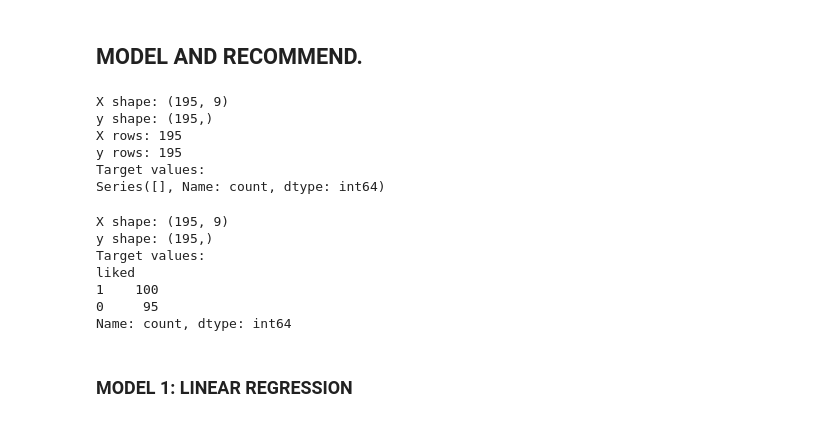
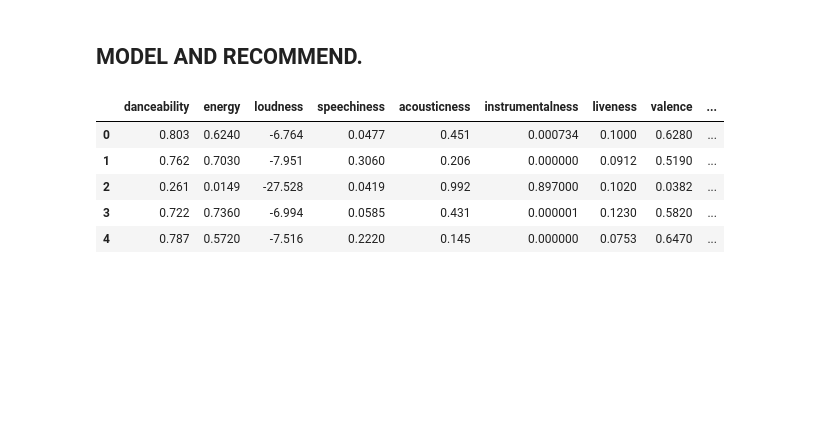
Before and after one commit to Queenmunyere/Spotify-Recommendation-system, a Jupyter notebook: Spotify-audio recommendation system.ipynb, the cells around one changed output. Drawn from its saved outputs; the diff is of its cells as text; code cells hidden in the pictures; blank space fills up the shorter version.

Commit message:
Improve the model in Jupiter notebook

```diff
--- a/Spotify-audio recommendation system.ipynb
+++ b/Spotify-audio recommendation system.ipynb
@@ -221,15 +191,0 @@ y = df['liked'].map({'Yes': 1, 'No': 0})
-# %%
-#checking the shape and sixe of X and y varaiables
-print("X shape:", X.shape)
-print("y shape:", y.shape)
-print("X rows:",len(X))
-print("y rows:",len(y))
-print("Target values:")
-print(y.value_counts())
-# %% [output]
-X shape: (195, 9)
-y shape: (195,)
-X rows: 195
-y rows: 195
-Target values:
-Series([], Name: count, dtype: int64)
@@ -238,13 +191,0 @@ y =df['liked'].astype(int)
-# %%
-print("X shape:", X.shape)
-print("y shape:", y.shape)
-print("Target values:")
-print(y.value_counts())
-# %% [output]
-X shape: (195, 9)
-y shape: (195,)
-Target values:
-liked
-1    100
-0     95
-Name: count, dtype: int64
@@ -259,2 +195,29 @@ X_train, X_test, y_train, y_test = train_test_split(
+# %%
+features = [
+    "danceability",
+    "energy",
+    "loudness",
+    "speechiness",
+    "acousticness",
+    "instrumentalness",
+    "liveness",
+    "valence",
+    "tempo",
+    "duration_ms",
+    "key",
+    "mode",
+    "time_signature"
+]
+
+X = df[features].copy()
+
+X.head()
+# %% [output]
+|  | danceability | energy | loudness | speechiness | acousticness | instrumentalness | liveness | valence | ... |
+| 0 | 0.803 | 0.6240 | -6.764 | 0.0477 | 0.451 | 0.000734 | 0.1000 | 0.6280 | ... |
+| 1 | 0.762 | 0.7030 | -7.951 | 0.3060 | 0.206 | 0.000000 | 0.0912 | 0.5190 | ... |
+| 2 | 0.261 | 0.0149 | -27.528 | 0.0419 | 0.992 | 0.897000 | 0.1020 | 0.0382 | ... |
+| 3 | 0.722 | 0.7360 | -6.994 | 0.0585 | 0.431 | 0.000001 | 0.1230 | 0.5820 | ... |
+| 4 | 0.787 | 0.5720 | -7.516 | 0.2220 | 0.145 | 0.000000 | 0.0753 | 0.6470 | ... |
 # %%
 #scaling the features using StandardScaler
@@ -265,2 +227,0 @@ X_test_scaled = scaler.transform(X_test)
-# %% [markdown]
-### MODEL 1: LINEAR REGRESSION
```
Also changed, not shown: parts of 37 cells of this notebook.
